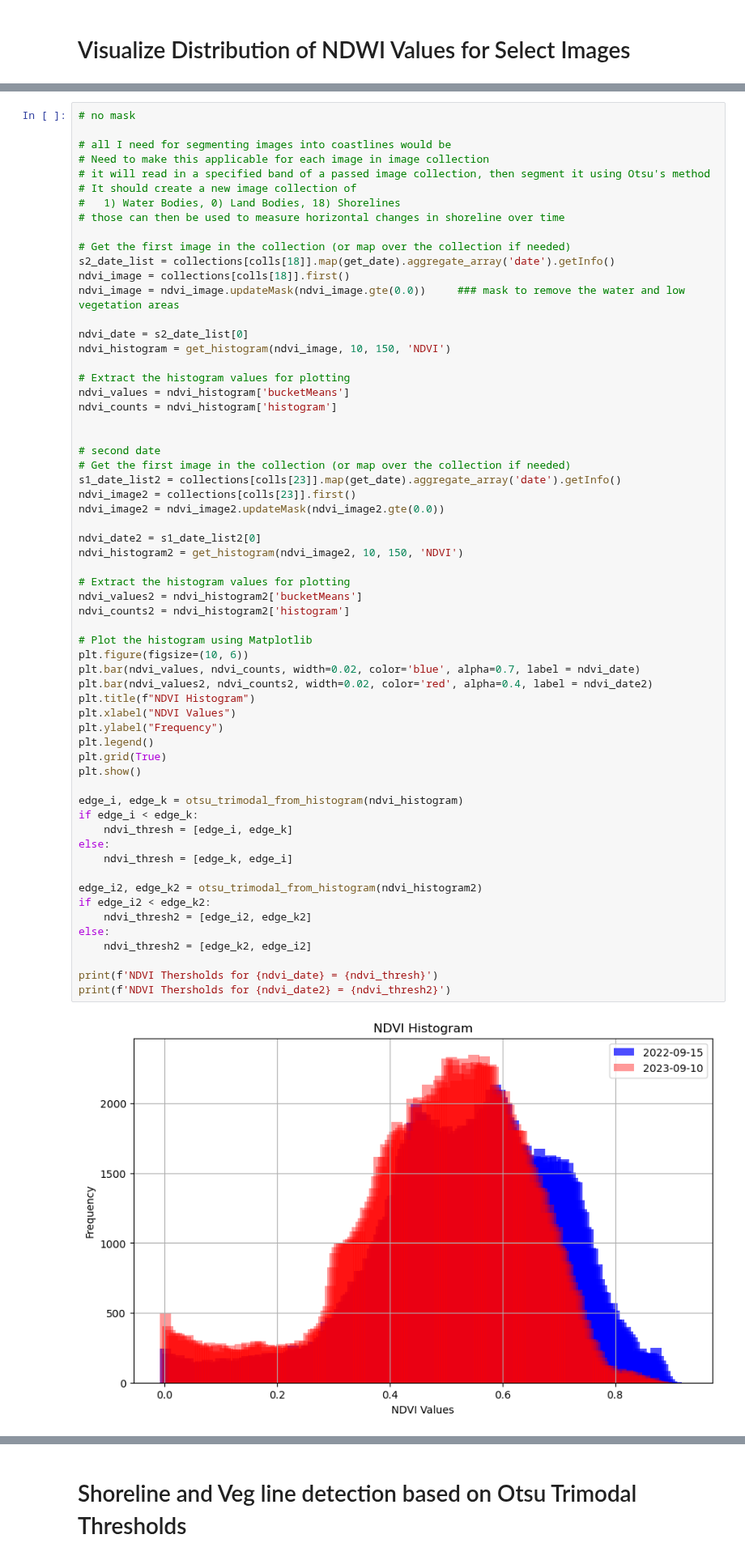
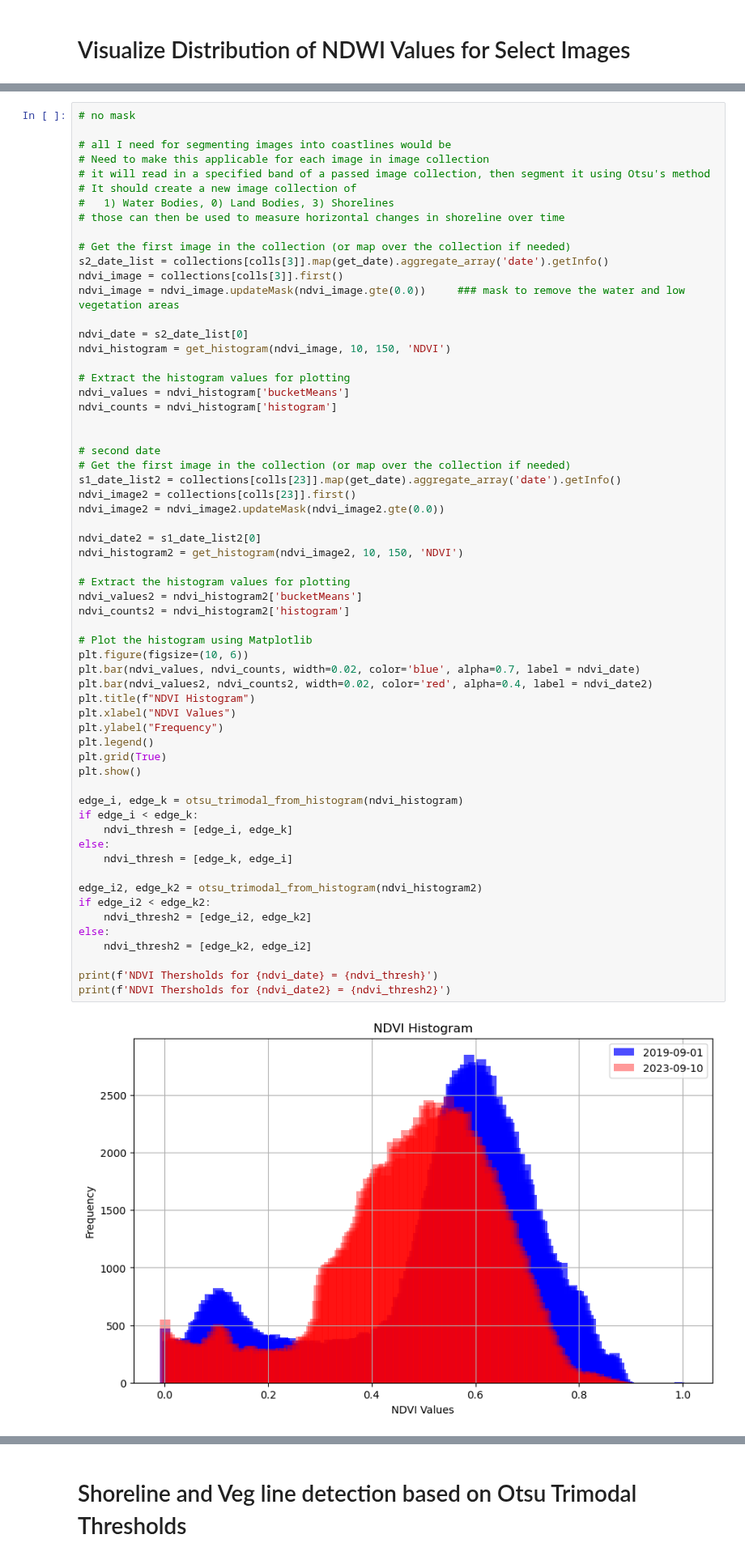
Before and after one commit to SOILSAT/Sat_Info, a Jupyter notebook: gee_python/shoreline_getter.ipynb, the cells around one changed output, grey strips where cells are left out. Shown at 81% size. Cells and saved outputs as stored; diff of their text form.

```diff
--- a/gee_python/shoreline_getter.ipynb
+++ b/gee_python/shoreline_getter.ipynb
@@ -415,12 +417,12 @@ NDWI Thershold 2 2023-09-10= 0.2226445283028718
 # Need to make this applicable for each image in image collection
 # it will read in a specified band of a passed image collection, then segment it using Otsu's method
 # It should create a new image collection of
-#   1) Water Bodies, 0) Land Bodies, 18) Shorelines
+#   1) Water Bodies, 0) Land Bodies, 3) Shorelines
 # those can then be used to measure horizontal changes in shoreline over time
 
 # Get the first image in the collection (or map over the collection if needed)
-s2_date_list = collections[colls[18]].map(get_date).aggregate_array('date').getInfo()
-ndvi_image = collections[colls[18]].first()
+s2_date_list = collections[colls[3]].map(get_date).aggregate_array('date').getInfo()
+ndvi_image = collections[colls[3]].first()
 ndvi_image = ndvi_image.updateMask(ndvi_image.gte(0.0))     ### mask to remove the water and low vegetation areas
 
 ndvi_date = s2_date_list[0]
@@ -443,31 +445,31 @@ ndvi_histogram2 = get_histogram(ndvi_image2, 10, 150, 'NDVI')
 # Extract the histogram values for plotting
 ndvi_values2 = ndvi_histogram2['bucketMeans']
 ndvi_counts2 = ndvi_histogram2['histogram']
 
 # Plot the histogram using Matplotlib
 plt.figure(figsize=(10, 6))
 plt.bar(ndvi_values, ndvi_counts, width=0.02, color='blue', alpha=0.7, label = ndvi_date)
 plt.bar(ndvi_values2, ndvi_counts2, width=0.02, color='red', alpha=0.4, label = ndvi_date2)
 plt.title(f"NDVI Histogram")
 plt.xlabel("NDVI Values")
 plt.ylabel("Frequency")
 plt.legend()
 plt.grid(True)
 plt.show()
 
 edge_i, edge_k = otsu_trimodal_from_histogram(ndvi_histogram)
 if edge_i < edge_k:
     ndvi_thresh = [edge_i, edge_k]
 else:
     ndvi_thresh = [edge_k, edge_i]
 
 edge_i2, edge_k2 = otsu_trimodal_from_histogram(ndvi_histogram2)
 if edge_i2 < edge_k2:
     ndvi_thresh2 = [edge_i2, edge_k2]
 else:
     ndvi_thresh2 = [edge_k2, edge_i2]
 
 print(f'NDVI Thersholds for {ndvi_date} = {ndvi_thresh}')
 print(f'NDVI Thersholds for {ndvi_date2} = {ndvi_thresh2}')
 # %% [output]
-[figure, old version]
+[figure, new version]
```
Also changed, not shown: parts of 19 cells of this notebook.
